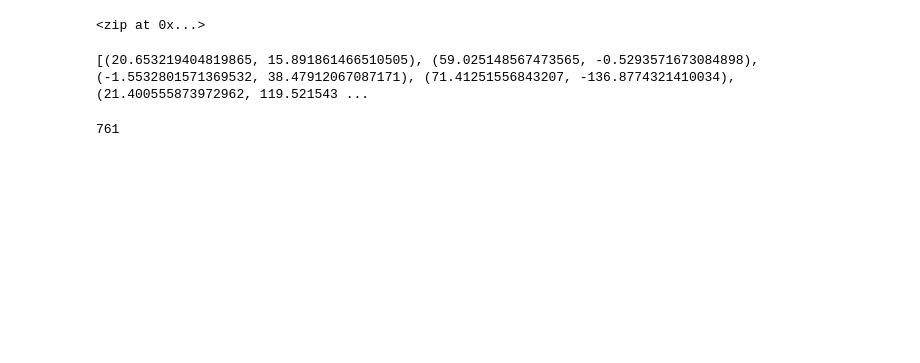
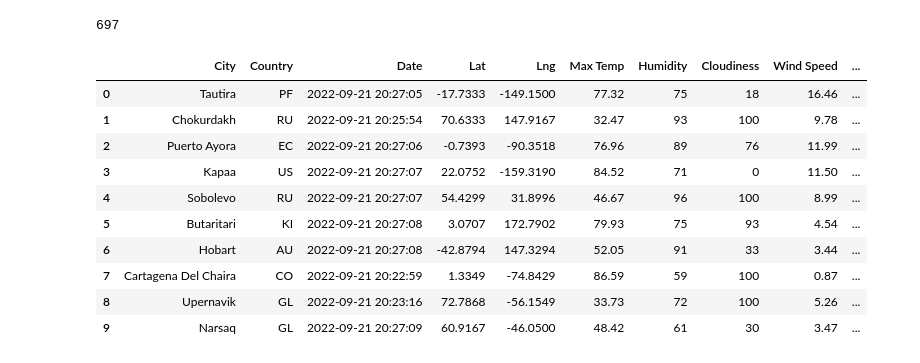
Before and after one commit to meggrooms/World_Weather_Analysis, a Jupyter notebook: Weather_Database/Weather_Database.ipynb, the cells around one changed output. Drawn from its saved outputs; the diff is of its cells as text; code cells hidden in the pictures; blank space fills up the shorter version.

```diff
--- a/Weather_Database/Weather_Database.ipynb
+++ b/Weather_Database/Weather_Database.ipynb
@@ -13,0 +34,28 @@ from config import weather_api_key
+# %%
+# Create 2000 random latitude and longitude coordinates
+latitudes = np.random.uniform(-90, 90, size = 2000)
+longitudes = np.random.uniform(-180, 180, size = 2000)
+coordinates = zip(latitudes, longitudes)
+coordinates
+
+# Add coordinates to a list
+coordinates_lst = list(coordinates)
+# %%
+# Create list for cities
+cities = []
+
+# Use citipy to find nearest cities using coordinate list
+for coordinate in coordinates_lst:
+    city = citipy.nearest_city(coordinate[0],coordinate[1])
+    city_name = city.city_name
+    country_name = city.country_code
+
+    # Find unique cities to add to cities list
+    if city_name not in cities:
+        cities.append(city_name)
+
+    # See cities and contries
+    # print(f'{city_name}, {country_name}')
+
+# Count amount of unique cities
+len(cities)
@@ -13,0 +138,20 @@ from config import weather_api_key
+# %%
+len(city_data)
+# %% [output]
+697
+# %%
+# Add the data to a list in a dict then at the DF
+city_data_df = pd.DataFrame(city_data)
+city_data_df.head(10)
+# %% [output]
+|  | City | Country | Date | Lat | Lng | Max Temp | Humidity | Cloudiness | Wind Speed | ... |
+| 0 | Tautira | PF | 2022-09-21 20:27:05 | -17.7333 | -149.1500 | 77.32 | 75 | 18 | 16.46 | ... |
+| 1 | Chokurdakh | RU | 2022-09-21 20:25:54 | 70.6333 | 147.9167 | 32.47 | 93 | 100 | 9.78 | ... |
+| 2 | Puerto Ayora | EC | 2022-09-21 20:27:06 | -0.7393 | -90.3518 | 76.96 | 89 | 76 | 11.99 | ... |
+| 3 | Kapaa | US | 2022-09-21 20:27:07 | 22.0752 | -159.3190 | 84.52 | 71 | 0 | 11.50 | ... |
+| 4 | Sobolevo | RU | 2022-09-21 20:27:07 | 54.4299 | 31.8996 | 46.67 | 96 | 100 | 8.99 | ... |
+| 5 | Butaritari | KI | 2022-09-21 20:27:08 | 3.0707 | 172.7902 | 79.93 | 75 | 93 | 4.54 | ... |
+| 6 | Hobart | AU | 2022-09-21 20:27:08 | -42.8794 | 147.3294 | 52.05 | 91 | 33 | 3.44 | ... |
+| 7 | Cartagena Del Chaira | CO | 2022-09-21 20:22:59 | 1.3349 | -74.8429 | 86.59 | 59 | 100 | 0.87 | ... |
+| 8 | Upernavik | GL | 2022-09-21 20:23:16 | 72.7868 | -56.1549 | 33.73 | 72 | 100 | 5.26 | ... |
+| 9 | Narsaq | GL | 2022-09-21 20:27:09 | 60.9167 | -46.0500 | 48.42 | 61 | 30 | 3.47 | ... |
@@ -14,17 +169,15 @@ from config import weather_api_key
 # %%
 # Create a new set of 2,000 random latitudes and longitudes
 # Create a set of random latitude and longitude combinations.
-lats = np.random.uniform(low=-90.000, high=90.000, size=2000)
-lngs = np.random.uniform(low=-180.000, high=180.000, size=2000)
+#lats = np.random.uniform(low=-90.000, high=90.000, size=2000)
+#lngs = np.random.uniform(low=-180.000, high=180.000, size=2000)
 
 # Unpack lat_lngs zip object into a list. This way, we only need to create a set of random latitudes and longitudes once.
-lat_lngs = zip(lats, lngs)
-lat_lngs
+#lat_lngs = zip(lats, lngs)
+#lat_lngs
 
 # One can only unzip a zipped tuple once before it is removed from the computer's memory.
 # Make sure to unzip the latitudes and longitudes into the coordinates list before moving on.
-# %% [output]
-<zip at 0x...>
 # %%
 
 # Starting URL for Weather Map API Call.
@@ -32,26 +185,22 @@ lat_lngs
 # print(url)
 # %%
 # Add the latitudes and longitudes to a list.
-coordinates = list(lat_lngs)
-print (coordinates)
+#coordinates = list(lat_lngs)
+#print (coordinates)
-# %% [output]
-[(20.653219404819865, 15.891861466510505), (59.025148567473565, -0.5293571673084898), (-1.5532801571369532, 38.47912067087171), (71.41251556843207, -136.8774321410034), (21.400555873972962, 119.521543 ...
 # %%
 # Get the nearest city using the citipy module.
 
 # Create a list for holding the cities.
-cities = []
+#cities = []
 # Identify the nearest city for each latitude and longitude combination.
-for coordinate in coordinates:
-    city = citipy.nearest_city(coordinate[0], coordinate[1]).city_name
+#for coordinate in coordinates:
+#    city = citipy.nearest_city(coordinate[0], coordinate[1]).city_name
 
     # If the city is unique, then we will add it to the cities list.
-    if city not in cities:
-        cities.append(city)
+#    if city not in cities:
+#        cities.append(city)
 # Print the city count to confirm sufficient count.
-len(cities)
+#len(cities)
-# %% [output]
-761
 # %%
 # Perform an API call with the OpenWeatherMap.
 url = "http://api.openweathermap.org/data/2.5/weather?units=Imperial&APPID=" + weather_api_key
```
Also changed, not shown: parts of 11 cells of this notebook.
